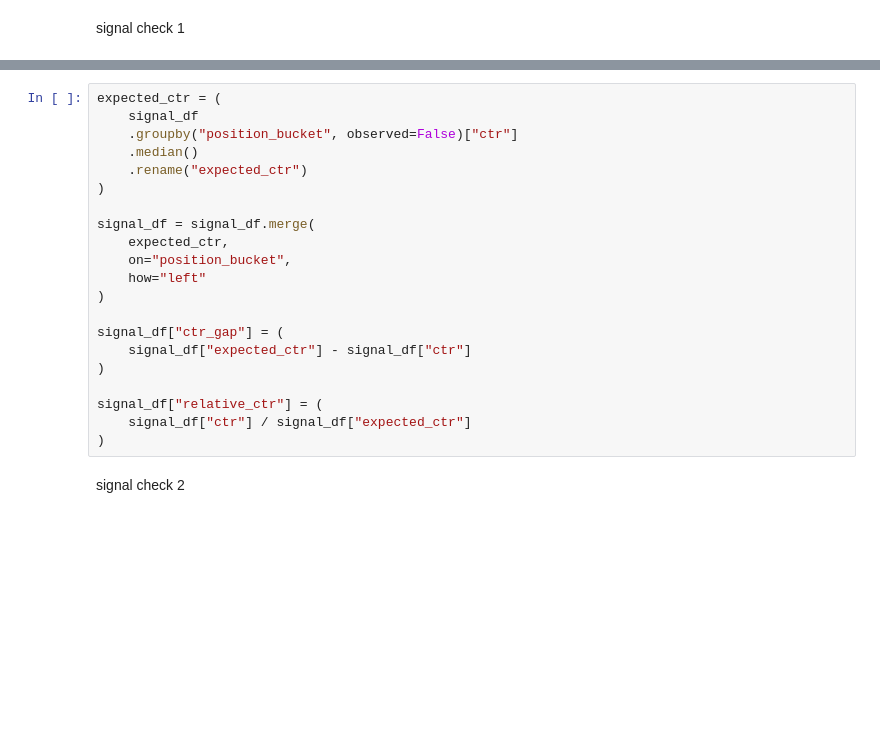
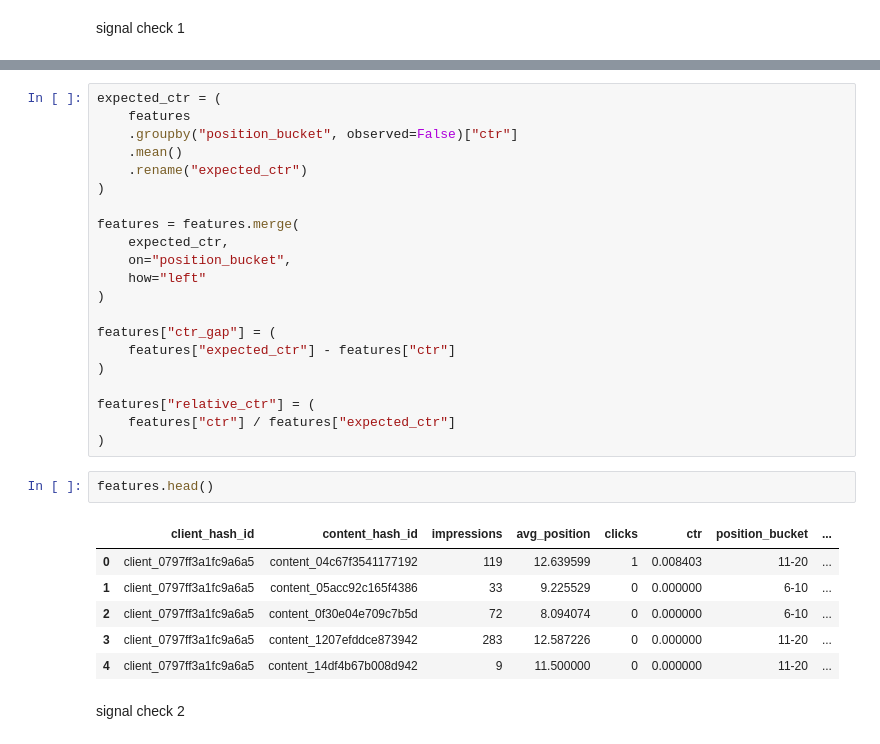
Before and after one commit to Jai-Kulkarni1905/Applied_Search_Intelligence, a Jupyter notebook: work/notebooks/w04_baseline_score.ipynb, the cells around one changed output, grey strips where cells are left out. Drawn from its saved outputs; the diff is of its cells as text; blank space fills up the shorter version.

```diff
--- a/work/notebooks/w04_baseline_score.ipynb
+++ b/work/notebooks/w04_baseline_score.ipynb
@@ -192,24 +175,33 @@ display(ctr_signal_check)
 # %%
 expected_ctr = (
-    signal_df
+    features
     .groupby("position_bucket", observed=False)["ctr"]
-    .median()
+    .mean()
     .rename("expected_ctr")
 )
 
-signal_df = signal_df.merge(
+features = features.merge(
     expected_ctr,
     on="position_bucket",
     how="left"
 )
 
-signal_df["ctr_gap"] = (
-    signal_df["expected_ctr"] - signal_df["ctr"]
+features["ctr_gap"] = (
+    features["expected_ctr"] - features["ctr"]
 )
 
-signal_df["relative_ctr"] = (
-    signal_df["ctr"] / signal_df["expected_ctr"]
+features["relative_ctr"] = (
+    features["ctr"] / features["expected_ctr"]
 )
+# %%
+features.head()
+# %% [output]
+|  | client_hash_id | content_hash_id | impressions | avg_position | clicks | ctr | position_bucket | ... |
+| 0 | client_0797ff3a1fc9a6a5 | content_04c67f3541177192 | 119 | 12.639599 | 1 | 0.008403 | 11-20 | ... |
+| 1 | client_0797ff3a1fc9a6a5 | content_05acc92c165f4386 | 33 | 9.225529 | 0 | 0.000000 | 6-10 | ... |
+| 2 | client_0797ff3a1fc9a6a5 | content_0f30e04e709c7b5d | 72 | 8.094074 | 0 | 0.000000 | 6-10 | ... |
+| 3 | client_0797ff3a1fc9a6a5 | content_1207efddce873942 | 283 | 12.587226 | 0 | 0.000000 | 11-20 | ... |
+| 4 | client_0797ff3a1fc9a6a5 | content_14df4b67b008d942 | 9 | 11.500000 | 0 | 0.000000 | 11-20 | ... |
 # %% [markdown]
 signal check 2
 # %%
```
Also changed, not shown: parts of 12 cells of this notebook.
